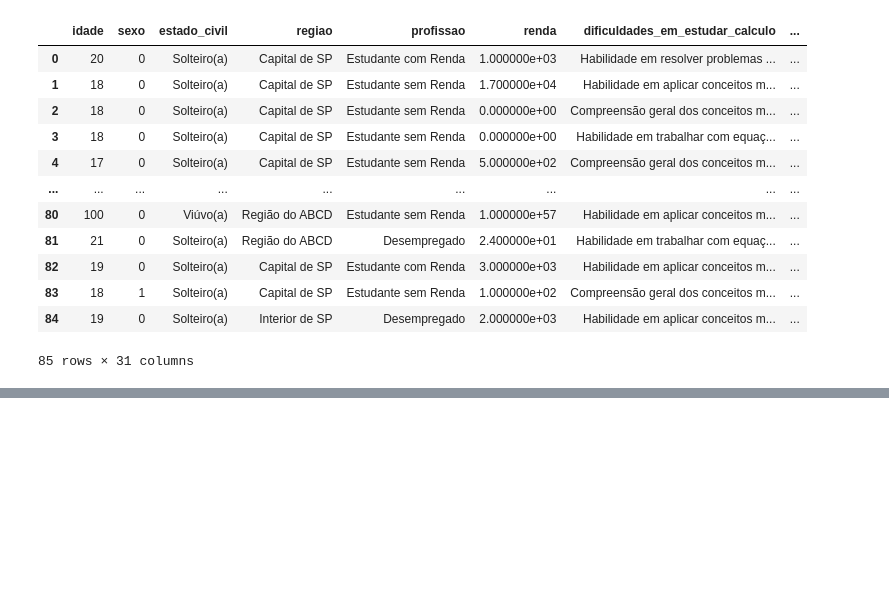
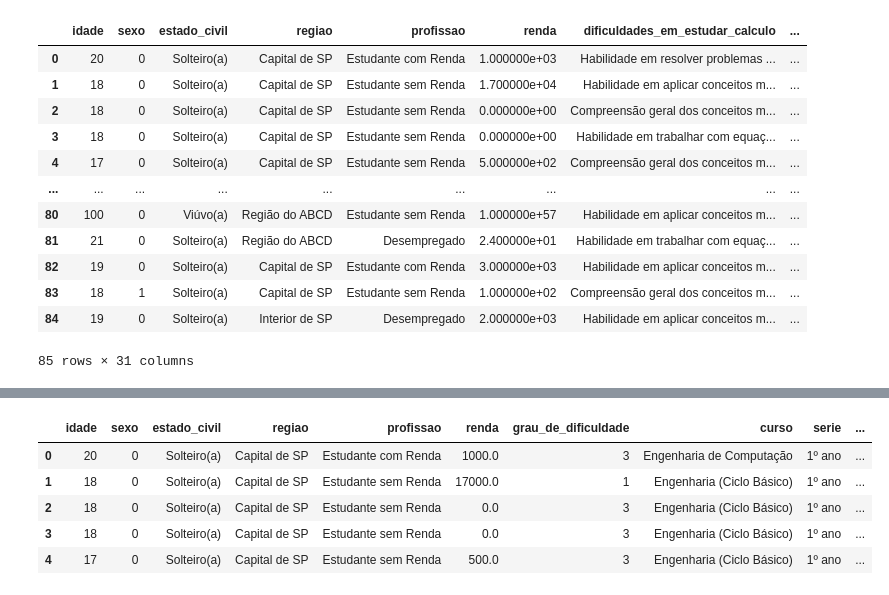
Before and after one commit to JoaoVitorBranco/T1-Estatisitca, a Jupyter notebook: T1_estatistica.ipynb, the cells around one changed output, grey strips where cells are left out. Cells and saved outputs as stored; diff of their text form; code cells hidden in the pictures; blank space fills up the shorter version.

Commit message:
Salvando atualizações feitas no final da aula de probabilidade de dados contínuos

```diff
--- a/T1_estatistica.ipynb
+++ b/T1_estatistica.ipynb
@@ -194,0 +208,47 @@ SyntaxError: ignored
+# %%
+# Trocando relevância para booleano
+
+df.relevancia_nivel_de_profissionalizacao = df.relevancia_nivel_de_profissionalizacao.map({"Não relevante":False, "Relevante":True})
+df.relevancia_qualidade_dos_textos = df.relevancia_qualidade_dos_textos.map({"Não relevante":False, "Relevante":True})
+df.relevancia_qualidade_dos_exercicios = df.relevancia_qualidade_dos_exercicios.map({"Não relevante":False, "Relevante":True})
+df.relevancia_preco_hora = df.relevancia_preco_hora.map({"Não relevante":False, "Relevante":True})
+df.relevancia_aprovacao = df.relevancia_aprovacao.map({"Não relevante":False, "Relevante":True})
+# %%
+# Trocando Sim/Não para valores booleanos
+
+df.dp = df.dp.map({"Não":False, "Sim":True})
+df.gostou_do_produto = df.gostou_do_produto.map({"Não":False, "Sim":True})
+df.divulgaria_produto = df.divulgaria_produto.map({"Não":False, "Sim":True})
+df.compraria_produto = df.compraria_produto.map({"Não":False, "Sim":True})
+df.compraria_produto_final = df.compraria_produto_final.map({"Não":False, "Sim":True})
+# %%
+vale_pena_50_opcoes = {
+    "um bom valor e eu provavelmente compraria": 0,
+    "é tão barato que é evidente que a qualidade não deve ser tão boa": 1,
+    "um pouco caro e eu teria que pensar melhor para decidir se compraria": 2,
+    "muito caro e nem considero comprar": 3
+}
+
+df.vale_a_pena_50 = df.vale_a_pena_50.map(vale_pena_50_opcoes)
+# %%
+# Trocando valores de "regiao"
+
+fator_de_decisao_na_compra_opcoes = {
+    "Preço Hora/Aula": "relevancia_preco_hora",
+    "Localização (Online ou presencial)": "relevancia_localizacao",
+    "Nível de profissionalização do professor": "relevancia_nivel_de_profissionalizacao",
+    "Exercícios": "relevancia_qualidade_dos_exercicios",
+    "Estatística de pessoas que já passaram de ano por conta dessas aulas": "relevancia_aprovacao",
+    "Textos bases (Livros utilizados)": "relevancia_qualidade_dos_textos"
+}
+
+df.fator_de_decisao_na_compra = df.fator_de_decisao_na_compra.map(fator_de_decisao_na_compra_opcoes)
+# %%
+df.head()
+# %% [output]
+|  | idade | sexo | estado_civil | regiao | profissao | renda | grau_de_dificuldade | curso | serie | ... |
+| 0 | 20 | 0 | Solteiro(a) | Capital de SP | Estudante com Renda | 1000.0 | 3 | Engenharia de Computação | 1º ano | ... |
+| 1 | 18 | 0 | Solteiro(a) | Capital de SP | Estudante sem Renda | 17000.0 | 1 | Engenharia (Ciclo Básico) | 1º ano | ... |
+| 2 | 18 | 0 | Solteiro(a) | Capital de SP | Estudante sem Renda | 0.0 | 3 | Engenharia (Ciclo Básico) | 1º ano | ... |
+| 3 | 18 | 0 | Solteiro(a) | Capital de SP | Estudante sem Renda | 0.0 | 3 | Engenharia (Ciclo Básico) | 1º ano | ... |
+| 4 | 17 | 0 | Solteiro(a) | Capital de SP | Estudante sem Renda | 500.0 | 3 | Engenharia (Ciclo Básico) | 1º ano | ... |
```
Also changed, not shown: parts of 8 cells of this notebook.
